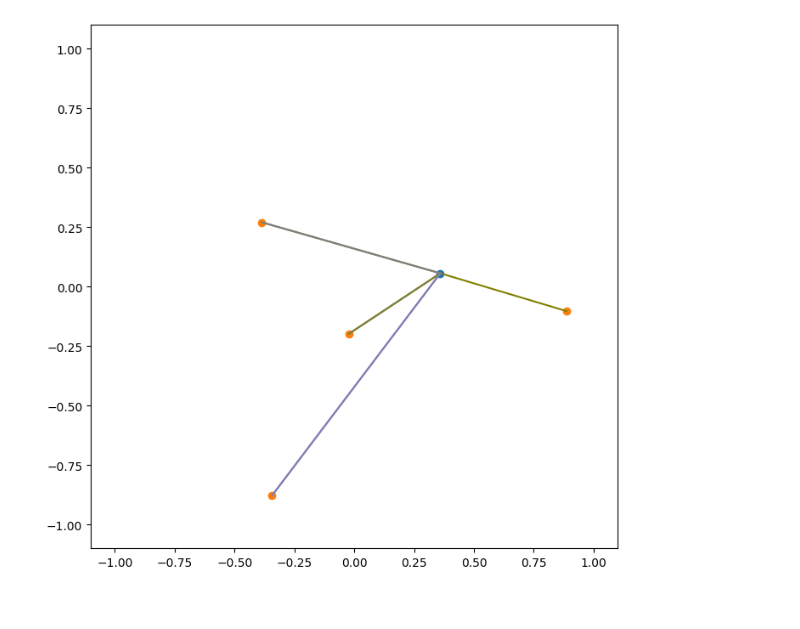
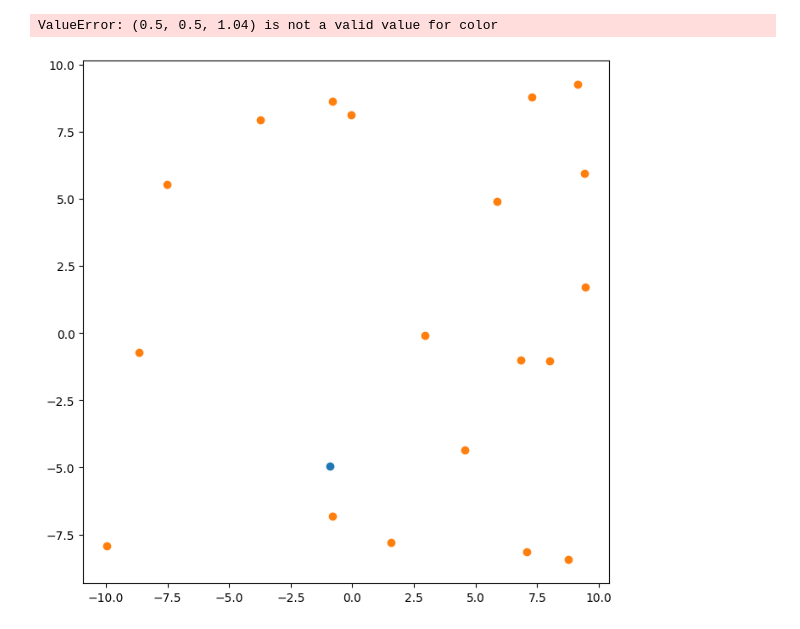
Before and after one commit to dbugajny/VRP-RL, a Jupyter notebook: test.ipynb, the cells around one changed output. Saved outputs shown, nothing was run; the diff lists cells and outputs as text; code cells hidden in the pictures.

```diff
--- a/test.ipynb
+++ b/test.ipynb
@@ -18,35 +85,3 @@ env_org = Environment(n_samples, n_locations, max_demand, max_capacity)
-# %%
-grads_lst = []
-for i in range(10):
-    env = deepcopy(env_org)
-    with tf.GradientTape(persistent=True) as tape:
-        actions = []
-        for i in range(10):
-            logits = actor(env, training=True) - env.mask * 1
-
-            logits_max = tf.nn.softmax(logits)
-
-            action = tf.reduce_sum(env.locations * tf.tile(tf.expand_dims(logits_max, -1), [1, 1, 2]), axis=1)
-
-            env.update(tf.argmax(logits, 1))
-
-            actions.append(action)
-
-        acts = tf.convert_to_tensor(actions)  # shape [n_steps x n_samples x 2]
-        acts_shifted = tf.concat((tf.expand_dims(actions[-1], 0), actions[:-1]), 0)
-
-        # distances = tf.math.sqrt(tf.reduce_sum(tf.math.square(acts_shifted - acts), -1) + 1e-12)
-        distances = tf.reduce_sum(tf.math.square(acts_shifted - acts), -1)
-
-        summed_path = tf.reduce_sum(distances, axis=0)
-
-        loss = tf.reduce_mean(summed_path)
-        # print(loss)
-
-    grads = tape.gradient(loss, actor.trainable_variables)
-    grads_and_vars = zip(grads, actor.trainable_variables)
-    optimizer.apply_gradients(grads_and_vars)
-    grads_lst.append(grads)
 # %%
 grads_lst[0]
 # %% [output]
@@ -143,18 +205,18 @@ grads
 # %%
- plt.figure(figsize=(8, 8))
+plt.figure(figsize=(8, 8))
 
 sample_id = 0
 
+acts_to_plot = real_acts
 plt.scatter(env.locations[sample_id, 0, 0], env.locations[sample_id, 0, 1])
 plt.scatter(env.locations[sample_id, 1:, 0], env.locations[sample_id, 1:, 1])
 for i in range(len(acts) - 1):
     plt.plot(
         [acts[i, sample_id, 0], acts[i + 1, sample_id, 0]],
         [acts[i, sample_id, 1], acts[i + 1, sample_id, 1]],
-        c=(0.5, 0.5, 0.12 * i)
+        c=(0.5, 0.5, 0.04 * i)
     )
-plt.xlim([-1.1, 1.1])
-plt.ylim([-1.1, 1.1])
 plt.show()
 # %% [output]
+ValueError: (0.5, 0.5, 1.04) is not a valid value for color
-[figure, old version]
+[figure, new version]
```
Also changed, not shown: parts of 13 cells of this notebook, 2 other files.
